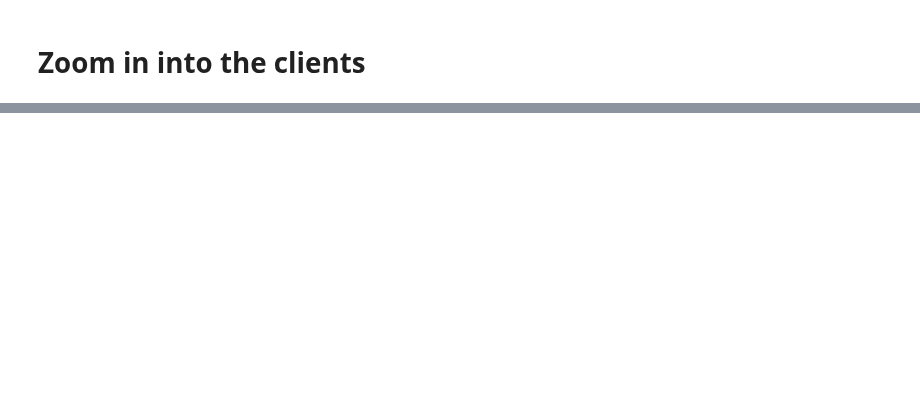
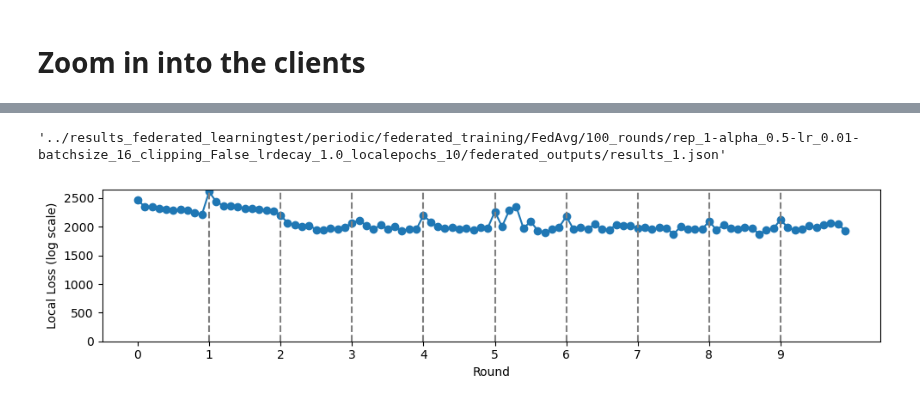
Before and after one commit to luisas/fl4tsf, a Jupyter notebook: analysis/03_federated_training.ipynb, the cells around one changed output, grey strips where cells are left out. Cells and saved outputs as stored; diff of their text form; code cells hidden in the pictures; blank space fills up the shorter version.

```diff
--- a/analysis/03_federated_training.ipynb
+++ b/analysis/03_federated_training.ipynb
@@ -154,26 +96,0 @@ df_centralized_evaluate
-# %%
-# Now load the federated learning loss
-with open(fed_avg, 'r') as f:
-    data = json.load(f)
-
-# Plot centralized evaluate
-df_centralized_evaluate = pd.DataFrame(data['centralized_evaluate'])
-df_federated_evaluate = pd.DataFrame(data['federated_evaluate'])
-
-# Join the two dataframes on the round
-df_centralized_evaluate['round'] = df_centralized_evaluate['round'].astype(int)
-df_federated_evaluate['round'] = df_federated_evaluate['round'].astype(int)
-
-# join the two dataframes on the round
-df = pd.merge(df_centralized_evaluate, df_federated_evaluate, on='round')
-# now plot the data
-plt.figure(figsize=(5, 2.5))
-plt.plot(df['round'], df['centralized_loss'], label='Centralized Test Loss', color='blue')
-plt.plot(df['round'], df['federated_evaluate_loss'], label='Federated Test Loss', color='orange')
-# log scale
-
-# add legend on the outside
-plt.legend(loc='upper left', bbox_to_anchor=(1, 1))
-plt.ylim(bottom=0)
-# x axis is discrete
-plt.xticks(df['round'])
@@ -198,11 +159,16 @@ def plot_client_loss(file):
 
     for entry in data["client_train"]:
         round_number = entry["round"]
-        for loss in entry["loss"]:
+        for loss in entry["train_loss"]:
             rounds.append(round_number)
             loss_values.append(loss)
             epochs.append(epoch_count)
             epoch_count += 1
+
+    # Cut at 25 rounds
+    epochs = epochs[:100]
+    loss_values = loss_values[:100]
+    rounds = rounds[:100]
 
     # make it smaller
     plt.figure(figsize=(10, 2.5))
@@ -223,7 +189,6 @@ def plot_client_loss(file):
     xticks = [i for i, round_number in enumerate(rounds) if i == 0 or rounds[i] != rounds[i-1]]
     plt.xticks(xticks, [rounds[i] for i in xticks])
     # log scale y
-    plt.yscale('log')
 
     plt.ylim(bottom=0)
     plt.xlabel("Round")
@@ -240,0 +210,8 @@ files
+# %%
+files[2][1]
+# %% [output]
+'../results_federated_learningtest/periodic/federated_training/FedAvg/100_rounds/rep_1-alpha_0.5-lr_0.01-batchsize_16_clipping_False_lrdecay_1.0_localepochs_10/federated_outputs/results_1.json'
+# %%
+plot_client_loss(files[2][1])
+# %% [output]
+[figure, added]
```
Also changed, not shown: parts of 11 cells of this notebook, 20 other files.
